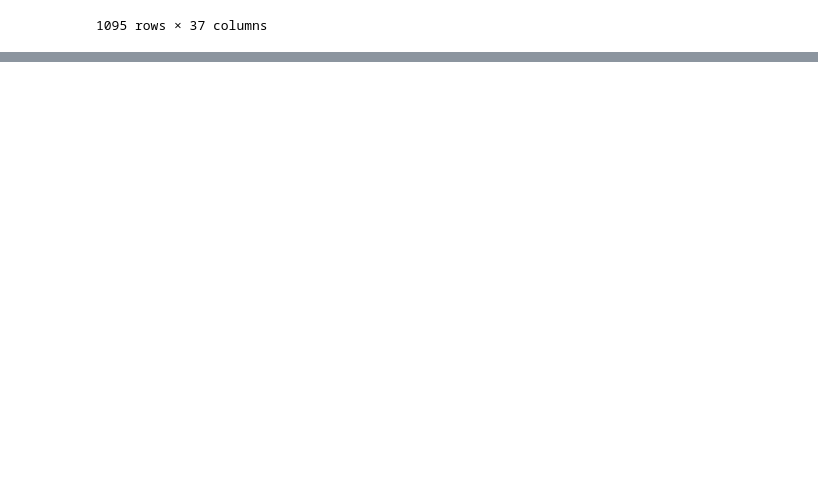
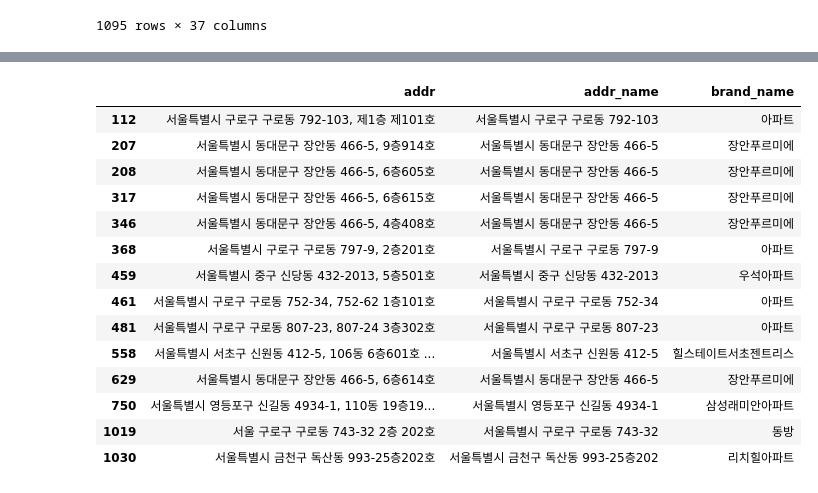
Before and after one commit to JinsolPark/final_project, a Jupyter notebook: jspark/01_데이터 준비_경매데이터 전처리.ipynb, the cells around one changed output, grey strips where cells are left out. Cells and saved outputs as stored; diff of their text form; code cells hidden in the pictures; blank space fills up the shorter version.

```diff
--- a/jspark/lys_전처리 및 API_아파트경매_박진솔수정.ipynb
+++ b/jspark/01_데이터 준비_경매데이터 전처리.ipynb
@@ -347,0 +607,8 @@ data2.to_csv("../data/auction/auction_pjs.csv",index=False)
+# %%
+req = Request(url+addr)
+req.add_header("X-NCP-APIGW-API-KEY-ID",id_header)
+req.add_header("X-NCP-APIGW-API-KEY",key_header)
+response = urlopen(req)
+body = response.read().decode("utf-8")
+body = json.loads(body)
+body
@@ -347,0 +633,9 @@ data2.to_csv("../data/auction/auction_pjs.csv",index=False)
+# %%
+addr = parse.quote(df.loc[nullidx[9],"addr_name"])
+req = Request(url+addr)
+req.add_header("X-NCP-APIGW-API-KEY-ID",id_header)
+req.add_header("X-NCP-APIGW-API-KEY",key_header)
+response = urlopen(req)
+body = response.read().decode("utf-8")
+body = json.loads(body)
+body
@@ -347,0 +668,15 @@ data2.to_csv("../data/auction/auction_pjs.csv",index=False)
+# %%
+for i in nullidx:
+    addr = parse.quote(df.loc[i,"addr_name"])
+    req = Request(url+addr)
+    req.add_header("X-NCP-APIGW-API-KEY-ID",id_header)
+    req.add_header("X-NCP-APIGW-API-KEY",key_header)
+    response = urlopen(req)
+    body = response.read().decode("utf-8")
+    body = json.loads(body)
+
+    df.loc[i,"brand_name"] = body["addresses"][0]["addressElements"][6]["longName"]
+    df.loc[i,"addr_lat"] = body["addresses"][0]["y"]
+    df.loc[i,"addr_lng"] = body["addresses"][0]["x"]
+
+    print(df.loc[i, "addr_name"]+"---------->"+df.loc[i,"brand_name"])
@@ -347,0 +701,3 @@ data2.to_csv("../data/auction/auction_pjs.csv",index=False)
+# %%
+nullidx = df.loc[df.brand_name=="",:].index
+nullidx
@@ -347,0 +726,22 @@ data2.to_csv("../data/auction/auction_pjs.csv",index=False)
+# %%
+tmp = ["아파트","장안푸르미에","장안푸르미에","장안푸르미에","장안푸르미에","아파트","우석아파트","아파트","아파트","힐스테이트서초젠트리스","장안푸르미에","삼성래미안아파트","동방","리치힐아파트"]
+x = zip(nullidx,tmp)
+for i,d in x:
+    df.loc[i,"brand_name"] = d
+df.loc[nullidx,["addr","addr_name","brand_name"]]
+# %% [output]
+|  | addr | addr_name | brand_name |
+| 112 | 서울특별시 구로구 구로동 792-103, 제1층 제101호 | 서울특별시 구로구 구로동 792-103 | 아파트 |
+| 207 | 서울특별시 동대문구 장안동 466-5, 9층914호 | 서울특별시 동대문구 장안동 466-5 | 장안푸르미에 |
+| 208 | 서울특별시 동대문구 장안동 466-5, 6층605호 | 서울특별시 동대문구 장안동 466-5 | 장안푸르미에 |
+| 317 | 서울특별시 동대문구 장안동 466-5, 6층615호 | 서울특별시 동대문구 장안동 466-5 | 장안푸르미에 |
+| 346 | 서울특별시 동대문구 장안동 466-5, 4층408호 | 서울특별시 동대문구 장안동 466-5 | 장안푸르미에 |
+| 368 | 서울특별시 구로구 구로동 797-9, 2층201호 | 서울특별시 구로구 구로동 797-9 | 아파트 |
+| 459 | 서울특별시 중구 신당동 432-2013, 5층501호 | 서울특별시 중구 신당동 432-2013 | 우석아파트 |
+| 461 | 서울특별시 구로구 구로동 752-34, 752-62 1층101호 | 서울특별시 구로구 구로동 752-34 | 아파트 |
+| 481 | 서울특별시 구로구 구로동 807-23, 807-24 3층302호 | 서울특별시 구로구 구로동 807-23 | 아파트 |
+| 558 | 서울특별시 서초구 신원동 412-5, 106동 6층601호 ... | 서울특별시 서초구 신원동 412-5 | 힐스테이트서초젠트리스 |
+| 629 | 서울특별시 동대문구 장안동 466-5, 6층614호 | 서울특별시 동대문구 장안동 466-5 | 장안푸르미에 |
+| 750 | 서울특별시 영등포구 신길동 4934-1, 110동 19층19... | 서울특별시 영등포구 신길동 4934-1 | 삼성래미안아파트 |
+| 1019 | 서울 구로구 구로동 743-32 2층 202호 | 서울특별시 구로구 구로동 743-32 | 동방 |
+| 1030 | 서울특별시 금천구 독산동 993-25층202호 | 서울특별시 금천구 독산동 993-25층202 | 리치힐아파트 |
```
Also changed, not shown: parts of 49 cells of this notebook, 3 other files.
